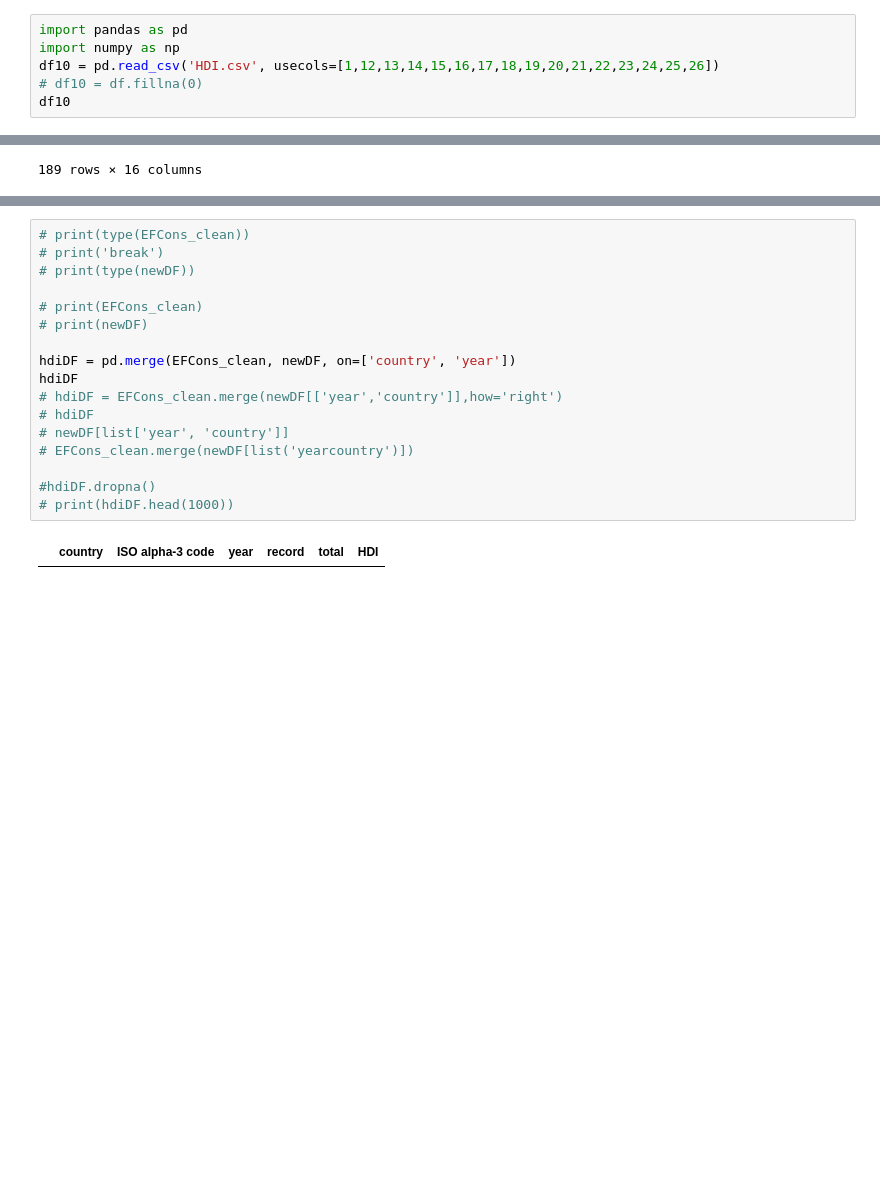
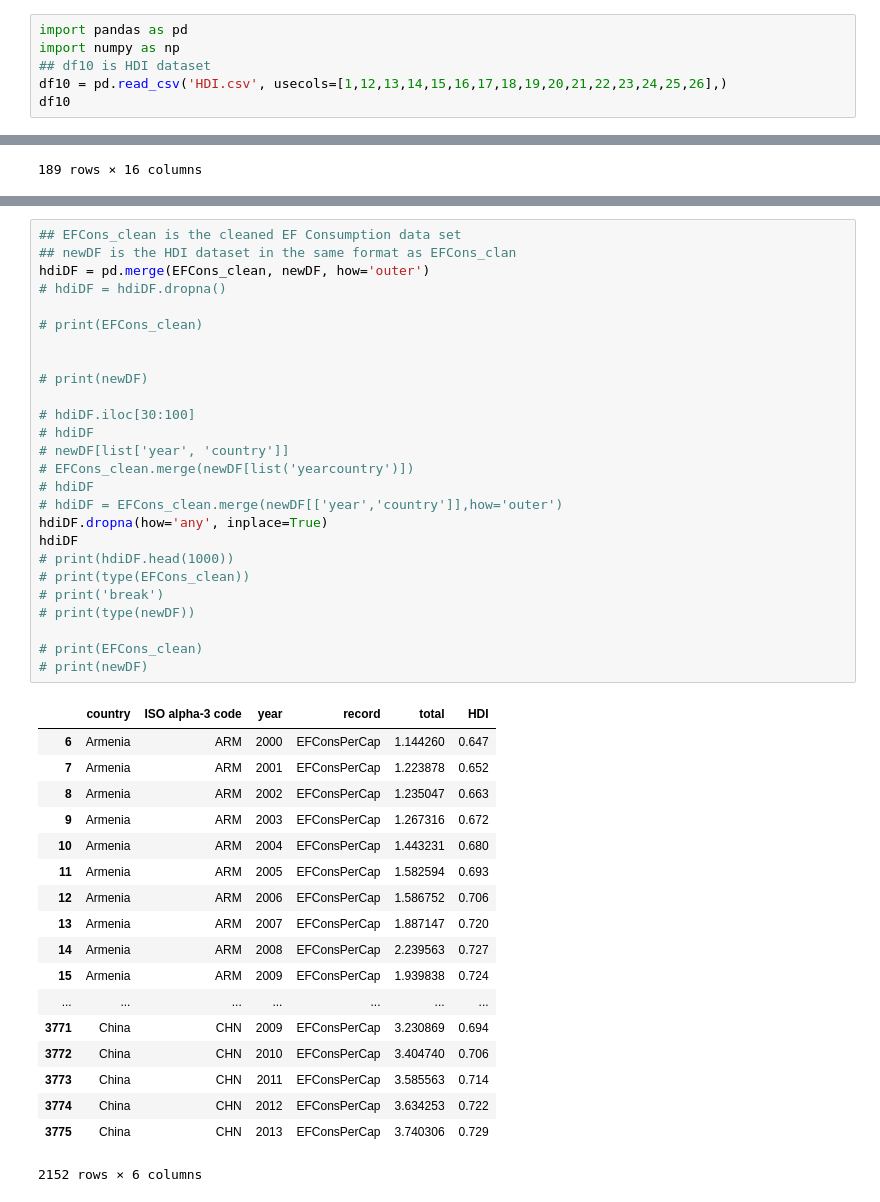
Before and after one commit to alhuang2/ecological-footprint, a Jupyter notebook: cleaned_data.ipynb, the cells around one changed output, grey strips where cells are left out. Drawn from its saved outputs; the diff is of its cells as text; blank space fills up the shorter version.

Commit message:
hdi data merged

```diff
--- a/cleaned_data.ipynb
+++ b/cleaned_data.ipynb
@@ -160,8 +171,8 @@ df5.plot(kind='bar')
 # %%
 import pandas as pd
 import numpy as np
-df10 = pd.read_csv('HDI.csv', usecols=[1,12,13,14,15,16,17,18,19,20,21,22,23,24,25,26])
-# df10 = df.fillna(0)
+## df10 is HDI dataset
+df10 = pd.read_csv('HDI.csv', usecols=[1,12,13,14,15,16,17,18,19,20,21,22,23,24,25,26],)
 df10
 # %% [output]
 |  | Country | 2000 | 2001 | 2002 | 2003 | 2004 | 2005 | 2006 | 2007 | 2008 | 2009 | ... |
@@ -230,19 +262,45 @@ newDF['year'] = newDF['year'].astype(np.int64)
-# %%
-# print(type(EFCons_clean))
-# print('break')
-# print(type(newDF))
-
-# print(EFCons_clean)
-# print(newDF)
-
-hdiDF = pd.merge(EFCons_clean, newDF, on=['country', 'year'])
-hdiDF
-# hdiDF = EFCons_clean.merge(newDF[['year','country']],how='right')
-# hdiDF
-# newDF[list['year', 'country']]
-# EFCons_clean.merge(newDF[list('yearcountry')])
-
-#hdiDF.dropna()
-# print(hdiDF.head(1000))
-# %% [output]
-|  | country | ISO alpha-3 code | year | record | total | HDI |
+# %%
+## EFCons_clean is the cleaned EF Consumption data set
+## newDF is the HDI dataset in the same format as EFCons_clan
+hdiDF = pd.merge(EFCons_clean, newDF, how='outer')
+# hdiDF = hdiDF.dropna()
+
+# print(EFCons_clean)
+
+
+# print(newDF)
+
+# hdiDF.iloc[30:100]
+# hdiDF
+# newDF[list['year', 'country']]
+# EFCons_clean.merge(newDF[list('yearcountry')])
+# hdiDF
+# hdiDF = EFCons_clean.merge(newDF[['year','country']],how='outer')
+hdiDF.dropna(how='any', inplace=True)
+hdiDF
+# print(hdiDF.head(1000))
+# print(type(EFCons_clean))
+# print('break')
+# print(type(newDF))
+
+# print(EFCons_clean)
+# print(newDF)
+# %% [output]
+|  | country | ISO alpha-3 code | year | record | total | HDI |
+| 6 | Armenia | ARM | 2000 | EFConsPerCap | 1.144260 | 0.647 |
+| 7 | Armenia | ARM | 2001 | EFConsPerCap | 1.223878 | 0.652 |
+| 8 | Armenia | ARM | 2002 | EFConsPerCap | 1.235047 | 0.663 |
+| 9 | Armenia | ARM | 2003 | EFConsPerCap | 1.267316 | 0.672 |
+| 10 | Armenia | ARM | 2004 | EFConsPerCap | 1.443231 | 0.680 |
+| 11 | Armenia | ARM | 2005 | EFConsPerCap | 1.582594 | 0.693 |
+| 12 | Armenia | ARM | 2006 | EFConsPerCap | 1.586752 | 0.706 |
+| 13 | Armenia | ARM | 2007 | EFConsPerCap | 1.887147 | 0.720 |
+| 14 | Armenia | ARM | 2008 | EFConsPerCap | 2.239563 | 0.727 |
+| 15 | Armenia | ARM | 2009 | EFConsPerCap | 1.939838 | 0.724 |
+| ... | ... | ... | ... | ... | ... | ... |
+| 3771 | China | CHN | 2009 | EFConsPerCap | 3.230869 | 0.694 |
+| 3772 | China | CHN | 2010 | EFConsPerCap | 3.404740 | 0.706 |
+| 3773 | China | CHN | 2011 | EFConsPerCap | 3.585563 | 0.714 |
+| 3774 | China | CHN | 2012 | EFConsPerCap | 3.634253 | 0.722 |
+| 3775 | China | CHN | 2013 | EFConsPerCap | 3.740306 | 0.729 |
+2152 rows × 6 columns
```
Also changed, not shown: parts of 2 cells of this notebook.
